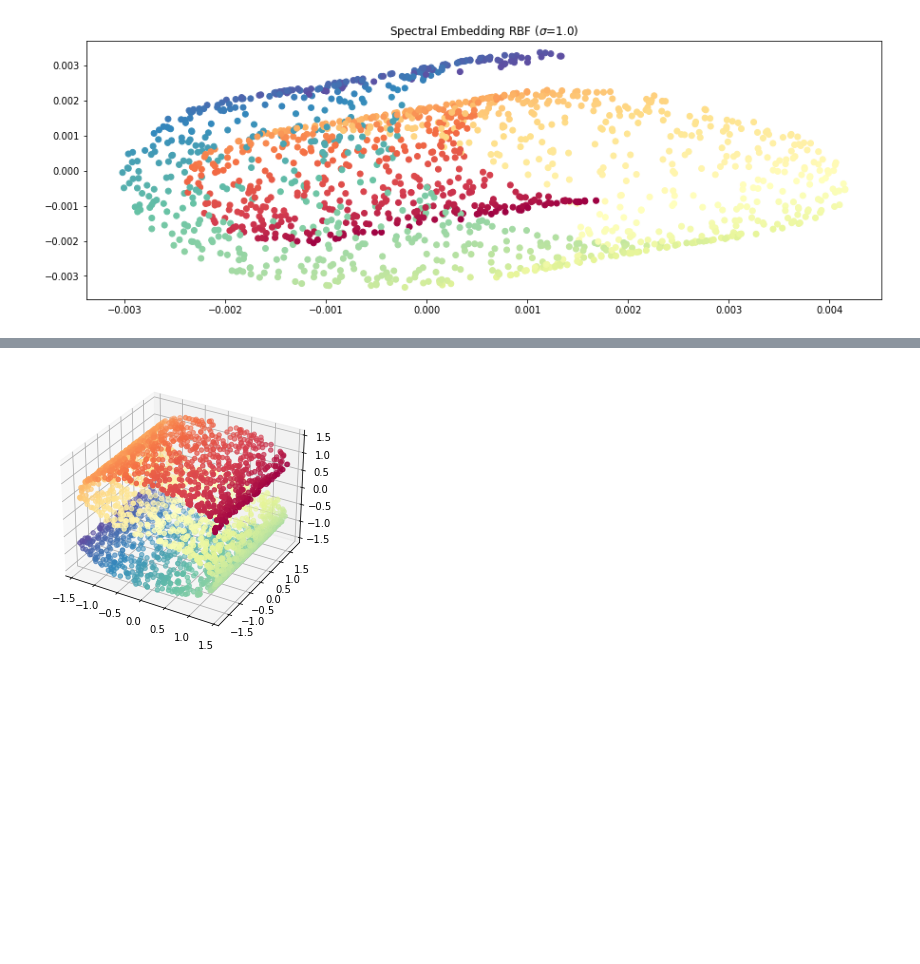
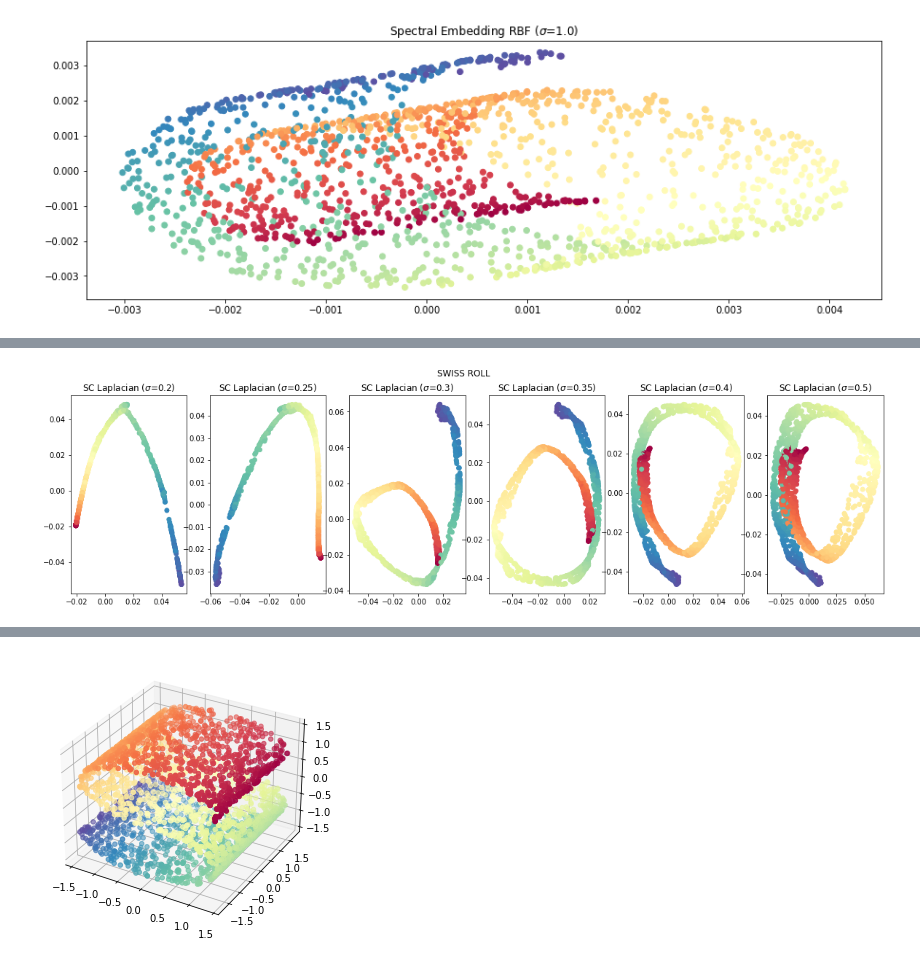
Before and after one commit to glorelvalle/g-mucd, a Jupyter notebook: mf/exam2/EXAM_02_MF_2022_03_31.ipynb, the cells around one changed output, grey strips where cells are left out. Drawn from its saved outputs; the diff is of its cells as text; code cells hidden in the pictures; blank space fills up the shorter version.

```diff
--- a/mf/exam2/EXAM_02_MF_2022_03_31.ipynb
+++ b/mf/exam2/EXAM_02_MF_2022_03_31.ipynb
@@ -425 +460,15 @@ for i, sc in enumerate(sc_sigma):
+# %%
+sigma_parameters = [0.2, 0.25, 0.3, 0.35, 0.4, 0.5]
+sc_sigma = [SpectralClustering(sigma=sigma, kernel_type='laplacian') for sigma in sigma_parameters]
+
+fig, axes = plt.subplots(1, 6, figsize=(20, 5))
+fig.suptitle(r"SWISS ROLL")
+for i, sc in enumerate(sc_sigma):
+    X_red = sc.fit_transform(X)
+    axes[i].scatter(X_red[:, 0], X_red[:, 1], c=color, cmap=my_cmap)
+    axes[i].set_title(
+        r"SC Laplacian ($\sigma$={})".format(sc.sigma_)
+    )
+# %% [output]
+[figure, added]
 # %%
```
Also changed, not shown: parts of 15 cells of this notebook.
